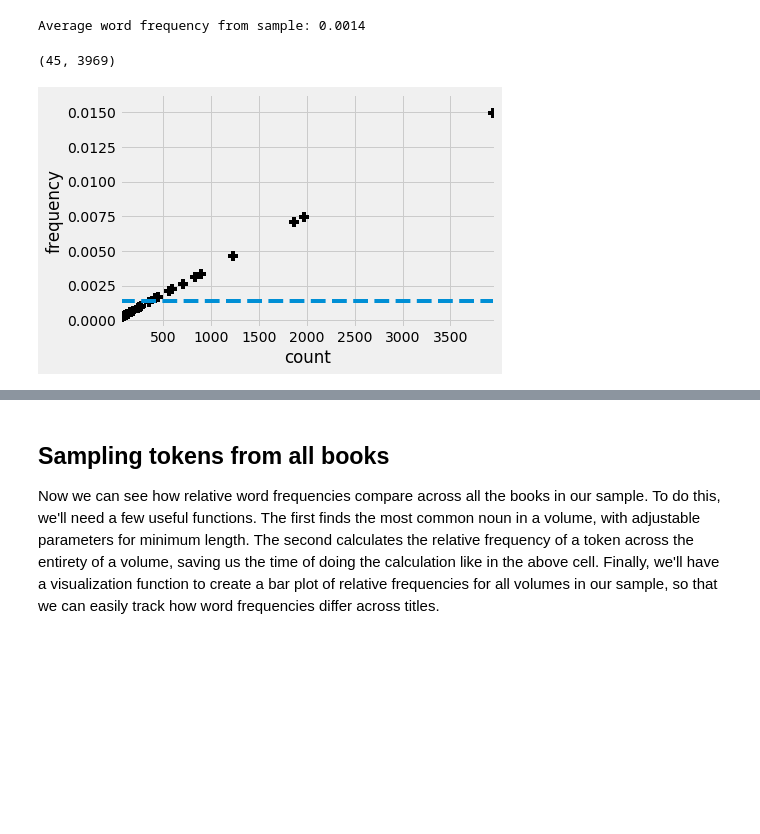
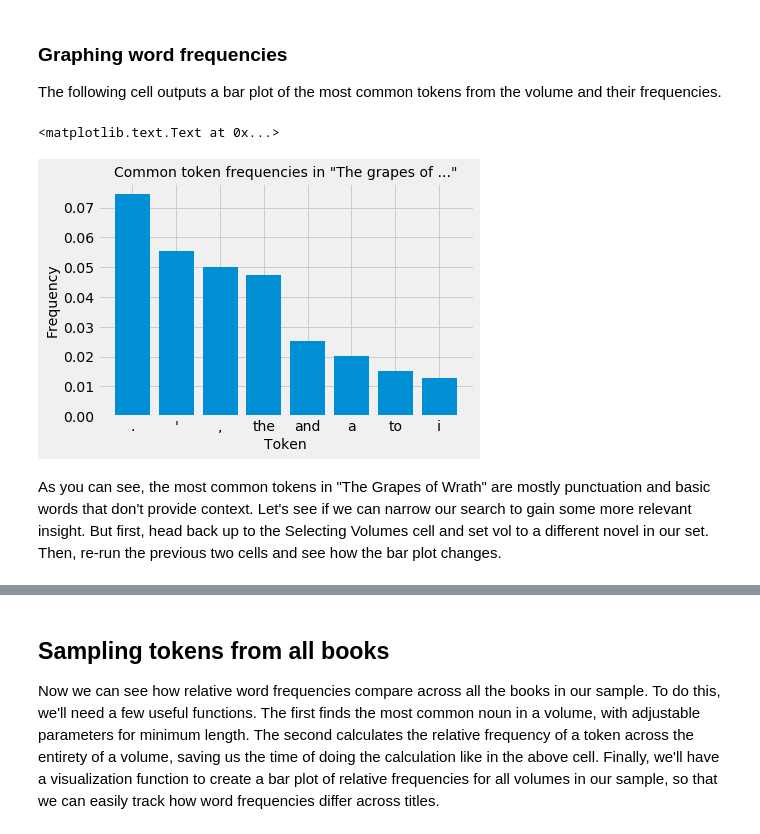
Before and after one commit to ds-modules/Library-HTRC, a Jupyter notebook: 02-viz/HTRC Token Correlation.ipynb, the cells around one changed output, grey strips where cells are left out. Cells and saved outputs as stored; diff of their text form; code cells hidden in the pictures; blank space fills up the shorter version.

```diff
--- a/02-viz/HTRC Token Correlation.ipynb
+++ b/02-viz/HTRC Token Correlation.ipynb
@@ -97,15 +94,24 @@ The following cell outputs a scatter plot of counts and frequencies from the sam
-# %%
-# Output mean frequency.
-print('Average word frequency from sample:', float('%.4f' % np.mean(freqs)))
-
-# Plot points from tokens_2.
-tokens_2.plot.scatter('count', 'frequency', s=100, marker='+', color='black')
-
-# Plot mean and scale axes.
-plt.plot((45, max(tokens_2['count'])), (np.mean(freqs), np.mean(freqs)), '--')
-plt.ylim(-.0005, np.max(freqs)+np.mean(freqs))
-plt.xlim(45, max(tokens_2['count'])+20)
-# %% [output]
-Average word frequency from sample: 0.0014
-(45, 3969)
-[figure, removed]
+# %% [markdown]
+### Graphing word frequencies
+The following cell outputs a bar plot of the most common tokens from the volume and their frequencies.
+# %%
+# Build a list of frequencies and a list of tokens.
+freqs_1, tokens_1 = [], []
+for i in range(8):
+    freqs_1.append(freqs[i])
+    tokens_1.append(tokens.index.get_level_values('lowercase')[i])
+
+# Create a range for the x-axis
+x_ticks = np.arange(len(tokens_1))
+
+# Plot!
+plt.bar(x_ticks, freqs_1)
+plt.xticks(x_ticks, tokens_1)
+plt.ylabel('Frequency', fontsize=14)
+plt.xlabel('Token', fontsize=14)
+plt.title('Common token frequencies in "' + vol.title[:14] + '..."', fontsize=14)
+# %% [output]
+<matplotlib.text.Text at 0x...>
+[figure, added]
+# %% [markdown]
+As you can see, the most common tokens in "The Grapes of Wrath" are mostly punctuation and basic words that don't provide context. Let's see if we can narrow our search to gain some more relevant insight. But first, head back up to the Selecting Volumes cell and set vol to a different novel in our set. Then, re-run the previous two cells and see how the bar plot changes.
```
Also changed, not shown: parts of 19 cells of this notebook, 2 other files.
